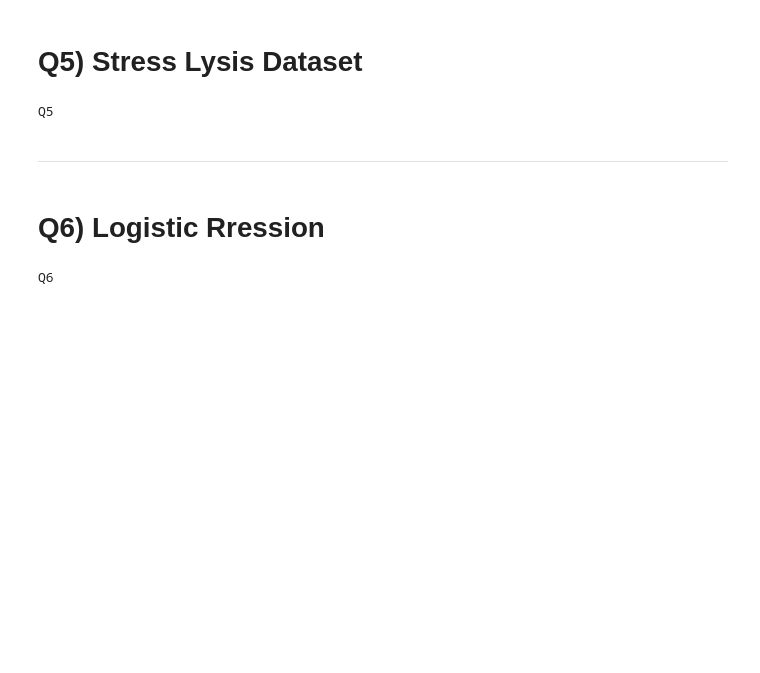
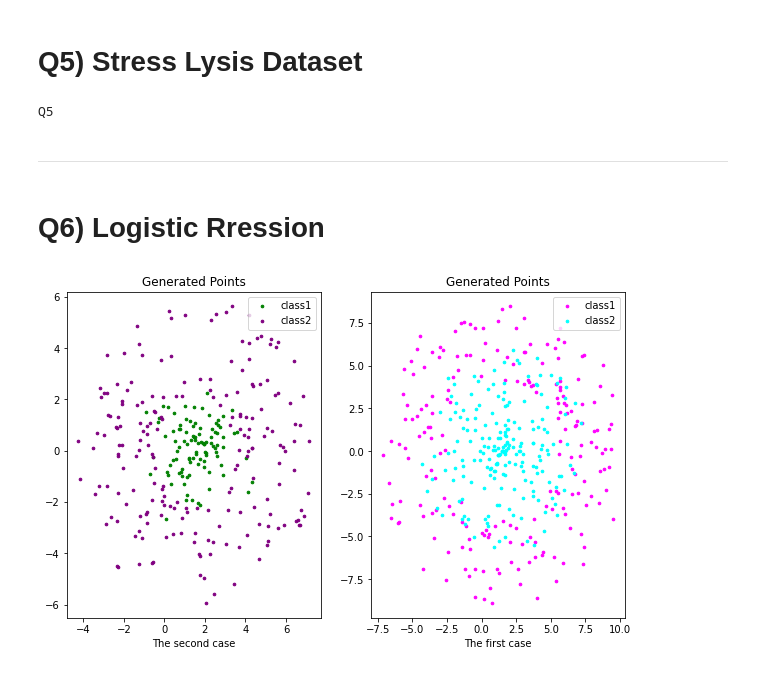
Before and after one commit to Arashlf/UT_ML_Course, a Jupyter notebook: Homework2/Q4-6.ipynb, the cells around one changed output. Saved outputs shown, nothing was run; the diff lists cells and outputs as text; code cells hidden in the pictures; blank space fills up the shorter version.

Commit message:
Part A of Q6 completed.

```diff
--- a/Homework2/Q4-6.ipynb
+++ b/Homework2/Q4-6.ipynb
@@ -106,7 +106,3 @@ Q5
  ---
 # %% [markdown]
 # Q6) Logistic Rression
-# %%
-print("Q6")
-# %% [output]
-Q6
@@ -112,0 +113,38 @@ Q6
+# %%
+def DayereSaz(quantity, rho_start, rho_end, center_x, center_y):
+    rhos = np.random.rand(quantity,1) * (rho_end-rho_start) + rho_start
+    phases = np.random.rand(quantity,1) * 2 * math.pi
+    vec = []
+    for i in range(len(rhos)):
+        vec.append(complex(rhos[i] * math.cos(phases[i]), rhos[i] * math.sin(phases[i])))
+    # extract real part
+    x = [ele.real+center_x for ele in vec]
+    # extract imaginary part
+    y = [ele.imag+center_y for ele in vec]
+    return x,y
+# %%
+# First Mode:
+x11, y11 = DayereSaz(200, 4, 9, 1.5, 0)
+x12, y12 = DayereSaz(200, 0, 6, 1.5, 0)
+# %%
+# Second Mode:
+x21 = np.random.normal(1.5, 1, 100)
+y21 = np.random.normal(0, 1, 100)
+x22, y22 = DayereSaz(200, 2, 6, 1.5, 0)
+# %%
+fig, ax = plt.subplots(1, 2, figsize=(10, 6))
+
+ax[1].scatter(x11, y11, color='magenta', s=7, label='class1')
+ax[1].scatter(x12, y12, color='cyan', s=7, label='class2')
+ax[1].legend(loc ="upper right")
+ax[1].set_xlabel(xlabel = 'The first case')
+
+ax[0].scatter(x21, y21, color='green', s=7, label='class1')
+ax[0].scatter(x22, y22, color='purple', s=7, label='class2')
+ax[0].legend(loc ="upper right")
+ax[0].set_xlabel(xlabel = 'The second case')
+
+for a in ax.flat:
+    a.set_title("Generated Points", fontsize=12)
+# %% [output]
+[figure, added]
```
Also changed, not shown: parts of 2 cells of this notebook.
